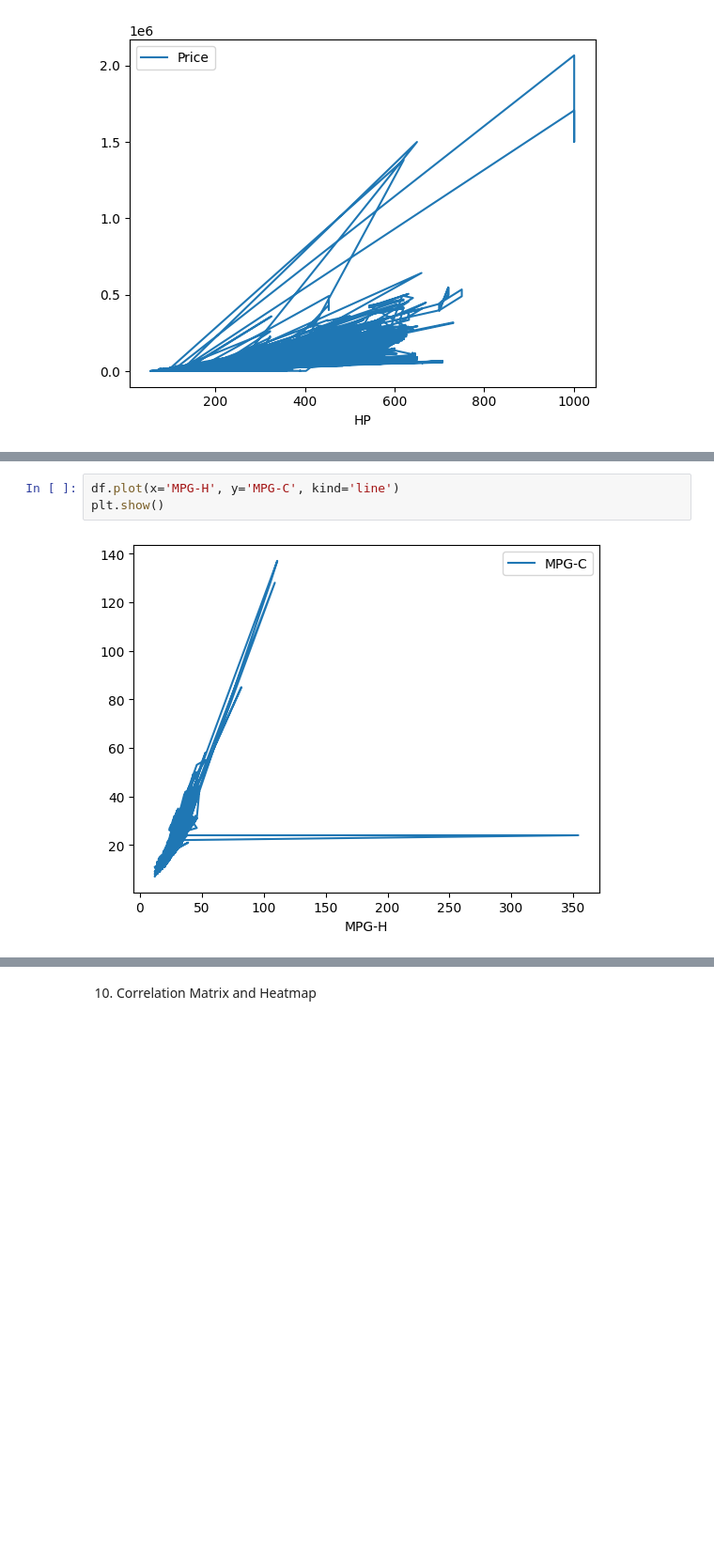
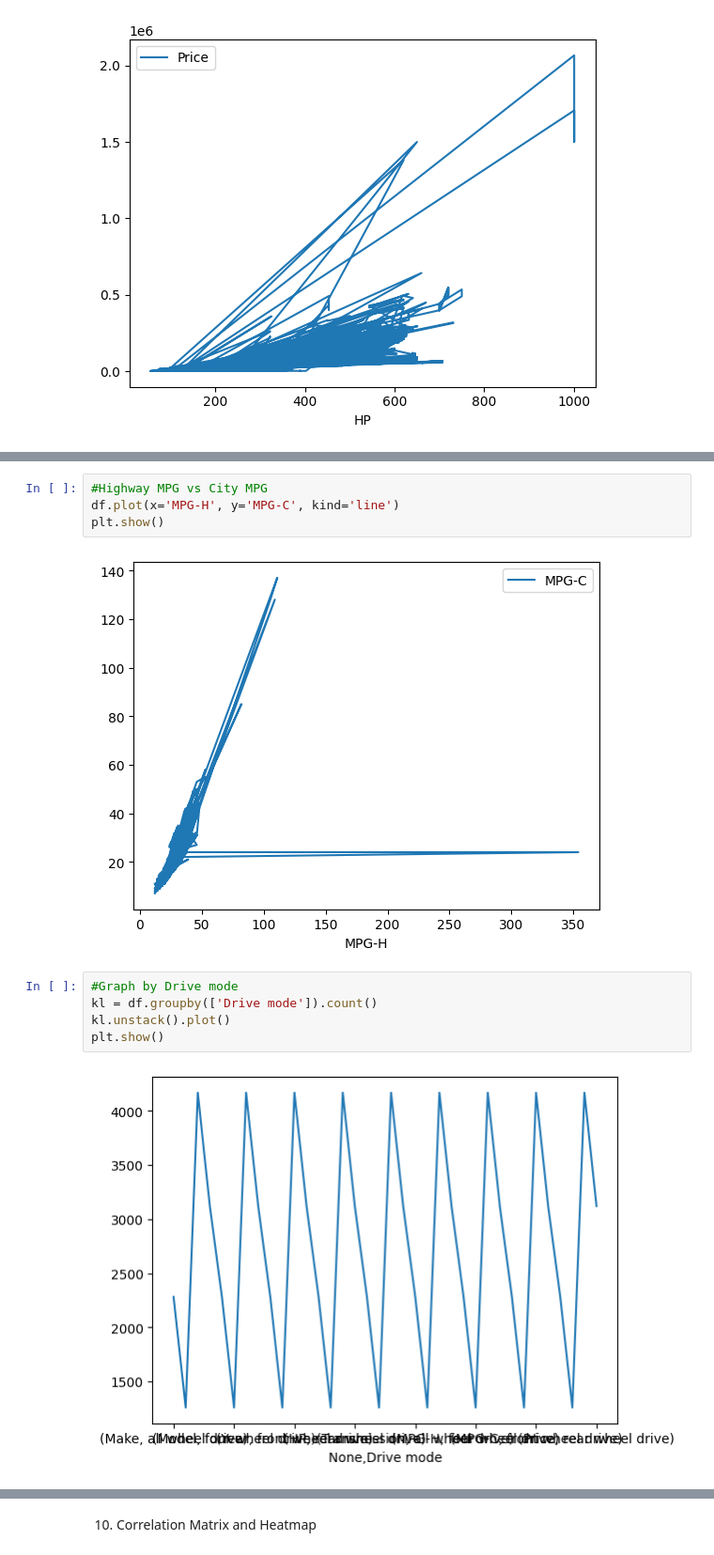
Before and after one commit to ShivanshuJ/Grid-Intelligence_24, a Jupyter notebook: Assignment1.ipynb, the cells around one changed output, grey strips where cells are left out. Shown: that part at 94% size. Cells and saved outputs as stored; diff of their text form; blank space fills up the shorter version.

```diff
--- a/Assignment1.ipynb
+++ b/Assignment1.ipynb
@@ -165,8 +166,16 @@ plt.show()
 # %% [output]
 [figure]
 # %%
+#Highway MPG vs City MPG
 df.plot(x='MPG-H', y='MPG-C', kind='line')
 plt.show()
 # %% [output]
 [figure]
+# %%
+#Graph by Drive mode
+kl = df.groupby(['Drive mode']).count()
+kl.unstack().plot()
+plt.show()
+# %% [output]
+[figure, added]
 # %%
```
Also changed, not shown: parts of 2 cells of this notebook.
